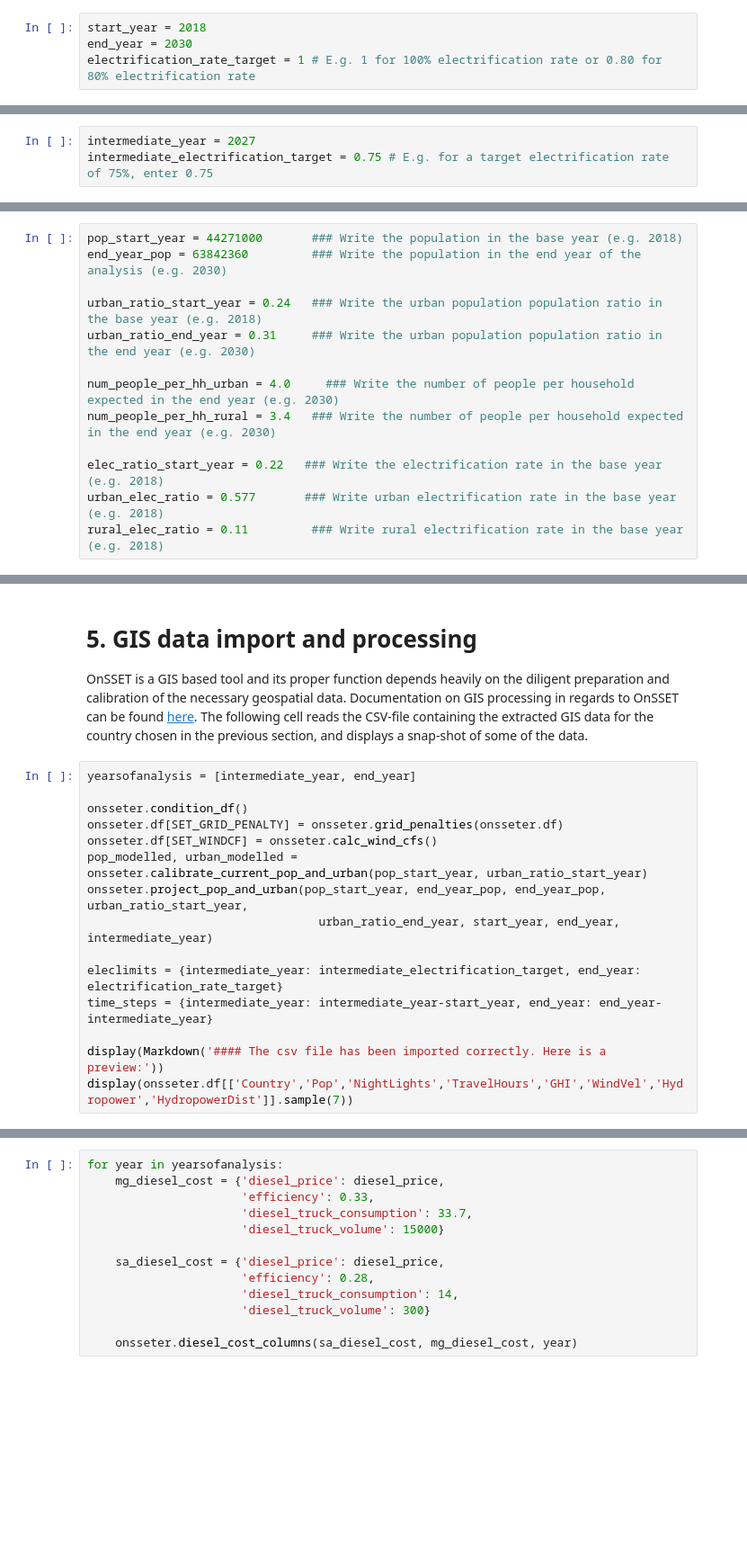
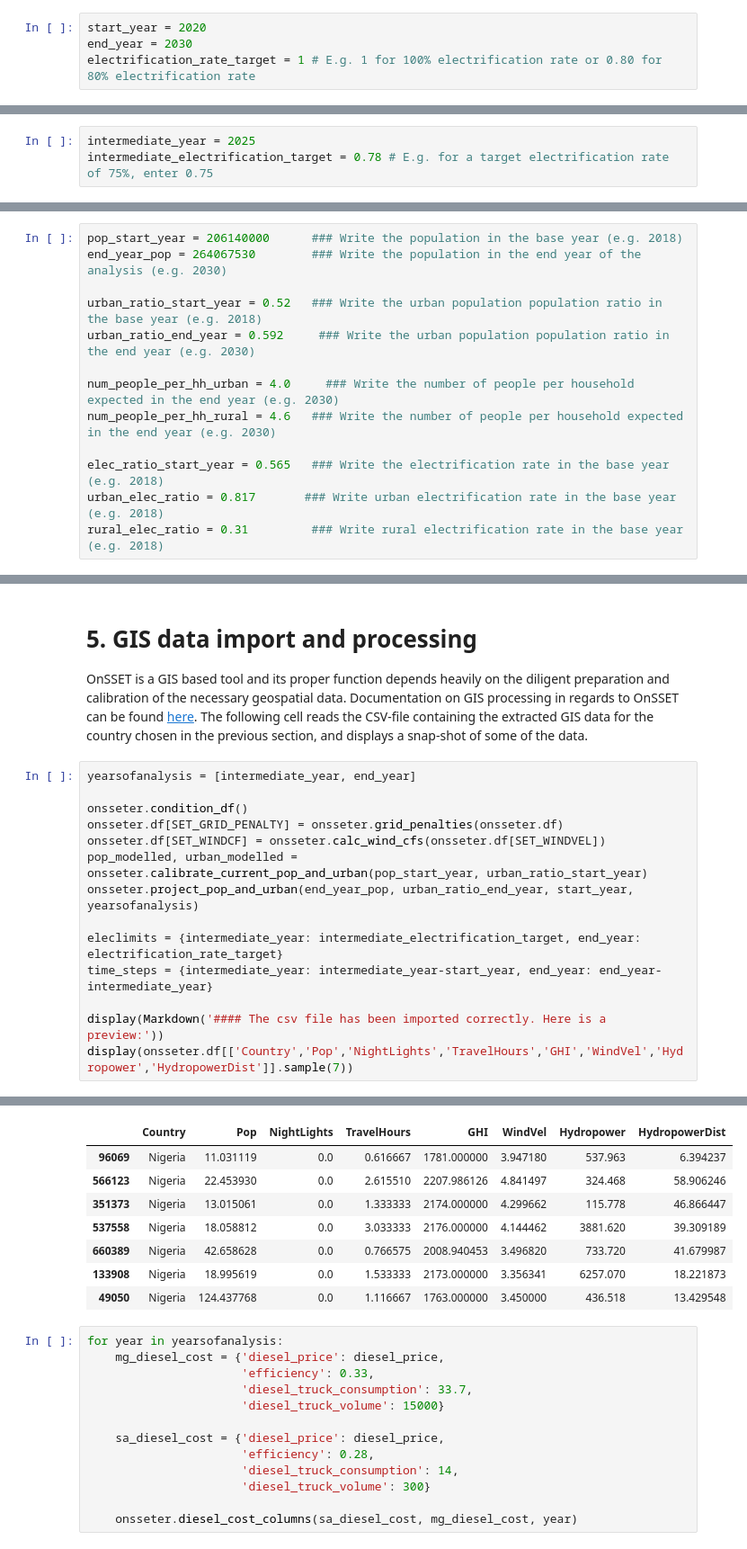
Before and after one commit to OnSSET/onsset, a Jupyter notebook: OnSSET_notebook.ipynb, the cells around one changed output, grey strips where cells are left out. Shown: that part at 90% size. Drawn from its saved outputs; the diff is of its cells as text; blank space fills up the shorter version.

```diff
--- a/OnSSET_notebook.ipynb
+++ b/OnSSET_notebook.ipynb
@@ -32,7 +32,7 @@ onsseter.df['PerCapitaDemand'] = 0
 
 Next, define the modelling period and the electrification rate to be achieved by the end of the analysis. Further down you will also define an intermediate year and target.
 # %%
-start_year = 2018
+start_year = 2020
 end_year = 2030
 electrification_rate_target = 1 # E.g. 1 for 100% electrification rate or 0.80 for 80% electrification rate
 # %% [markdown]
@@ -45,5 +45,5 @@ rural_target_tier = 3
 #### Intermediate electrification rate target
 The model is set up to run in two steps. Enter the intermediate target year and target electrification rate for that year.
 # %%
-intermediate_year = 2027
-intermediate_electrification_target = 0.75 # E.g. for a target electrification rate of 75%, enter 0.75
+intermediate_year = 2025
+intermediate_electrification_target = 0.78 # E.g. for a target electrification rate of 75%, enter 0.75
@@ -75,18 +70,18 @@ In addition to the options above the user can customize a large number of variab
 # %% [markdown]
 ### a. Demographics and Social components
 # %%
-pop_start_year = 44271000       ### Write the population in the base year (e.g. 2018)
-end_year_pop = 63842360         ### Write the population in the end year of the analysis (e.g. 2030)
+pop_start_year = 206140000      ### Write the population in the base year (e.g. 2018)
+end_year_pop = 264067530        ### Write the population in the end year of the analysis (e.g. 2030)
 
-urban_ratio_start_year = 0.24   ### Write the urban population population ratio in the base year (e.g. 2018)
-urban_ratio_end_year = 0.31     ### Write the urban population population ratio in the end year (e.g. 2030)
+urban_ratio_start_year = 0.52   ### Write the urban population population ratio in the base year (e.g. 2018)
+urban_ratio_end_year = 0.592     ### Write the urban population population ratio in the end year (e.g. 2030)
 
 num_people_per_hh_urban = 4.0     ### Write the number of people per household expected in the end year (e.g. 2030)
-num_people_per_hh_rural = 3.4   ### Write the number of people per household expected in the end year (e.g. 2030)
+num_people_per_hh_rural = 4.6   ### Write the number of people per household expected in the end year (e.g. 2030)
 
-elec_ratio_start_year = 0.22   ### Write the electrification rate in the base year (e.g. 2018)
-urban_elec_ratio = 0.577       ### Write urban electrification rate in the base year (e.g. 2018)
-rural_elec_ratio = 0.11         ### Write rural electrification rate in the base year (e.g. 2018)
+elec_ratio_start_year = 0.565   ### Write the electrification rate in the base year (e.g. 2018)
+urban_elec_ratio = 0.817       ### Write urban electrification rate in the base year (e.g. 2018)
+rural_elec_ratio = 0.31         ### Write rural electrification rate in the base year (e.g. 2018)
 # %% [markdown]
 ### b. Technology specifications & costs
 
@@ -240,13 +234,13 @@ yearsofanalysis = [intermediate_year, end_year]
 
 onsseter.condition_df()
 onsseter.df[SET_GRID_PENALTY] = onsseter.grid_penalties(onsseter.df)
-onsseter.df[SET_WINDCF] = onsseter.calc_wind_cfs()
+onsseter.df[SET_WINDCF] = onsseter.calc_wind_cfs(onsseter.df[SET_WINDVEL])
 pop_modelled, urban_modelled = onsseter.calibrate_current_pop_and_urban(pop_start_year, urban_ratio_start_year)
-onsseter.project_pop_and_urban(pop_start_year, end_year_pop, end_year_pop, urban_ratio_start_year,
-                                 urban_ratio_end_year, start_year, end_year, intermediate_year)
+onsseter.project_pop_and_urban(end_year_pop, urban_ratio_end_year, start_year, yearsofanalysis)
 
 eleclimits = {intermediate_year: intermediate_electrification_target, end_year: electrification_rate_target}
 time_steps = {intermediate_year: intermediate_year-start_year, end_year: end_year-intermediate_year}
 
 display(Markdown('#### The csv file has been imported correctly. Here is a preview:'))
 display(onsseter.df[['Country','Pop','NightLights','TravelHours','GHI','WindVel','Hydropower','HydropowerDist']].sample(7))
+# %% [output]
@@ -253,3 +248,11 @@ display(onsseter.df[['Country','Pop','NightLights','TravelHours','GHI','WindVel'
+|  | Country | Pop | NightLights | TravelHours | GHI | WindVel | Hydropower | HydropowerDist |
+| 96069 | Nigeria | 11.031119 | 0.0 | 0.616667 | 1781.000000 | 3.947180 | 537.963 | 6.394237 |
+| 566123 | Nigeria | 22.453930 | 0.0 | 2.615510 | 2207.986126 | 4.841497 | 324.468 | 58.906246 |
+| 351373 | Nigeria | 13.015061 | 0.0 | 1.333333 | 2174.000000 | 4.299662 | 115.778 | 46.866447 |
+| 537558 | Nigeria | 18.058812 | 0.0 | 3.033333 | 2176.000000 | 4.144462 | 3881.620 | 39.309189 |
+| 660389 | Nigeria | 42.658628 | 0.0 | 0.766575 | 2008.940453 | 3.496820 | 733.720 | 41.679987 |
+| 133908 | Nigeria | 18.995619 | 0.0 | 1.533333 | 2173.000000 | 3.356341 | 6257.070 | 18.221873 |
+| 49050 | Nigeria | 124.437768 | 0.0 | 1.116667 | 1763.000000 | 3.450000 | 436.518 | 13.429548 |
 # %%
 for year in yearsofanalysis:
     mg_diesel_cost = {'diesel_price': diesel_price,
```
Also changed, not shown: parts of 19 cells of this notebook, 1 other file.
